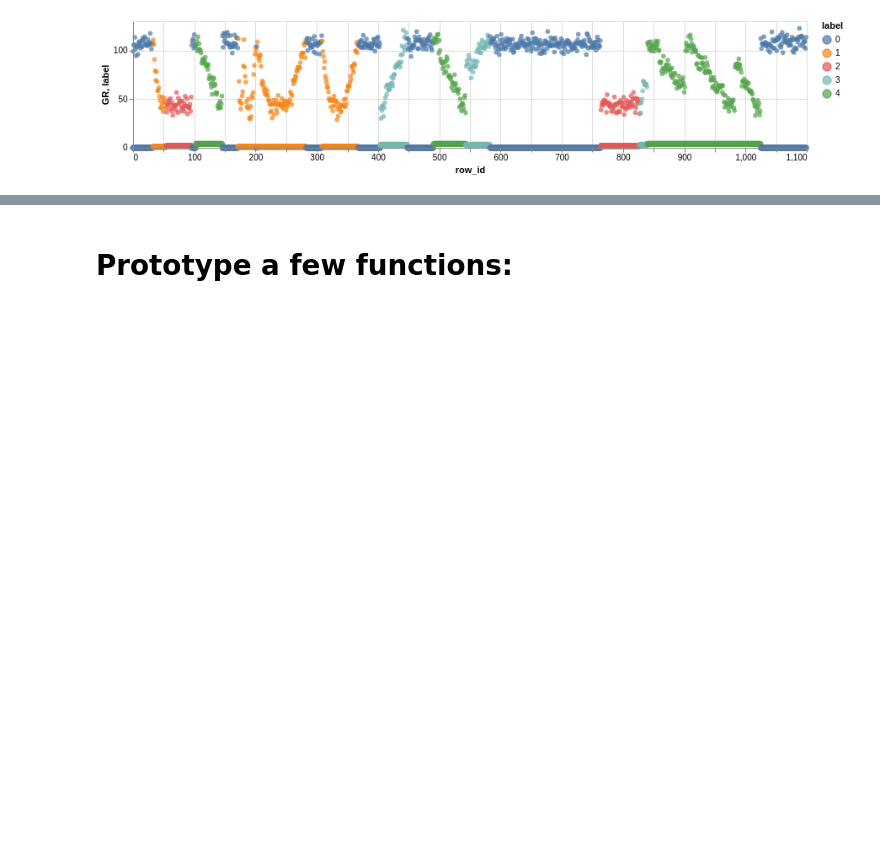
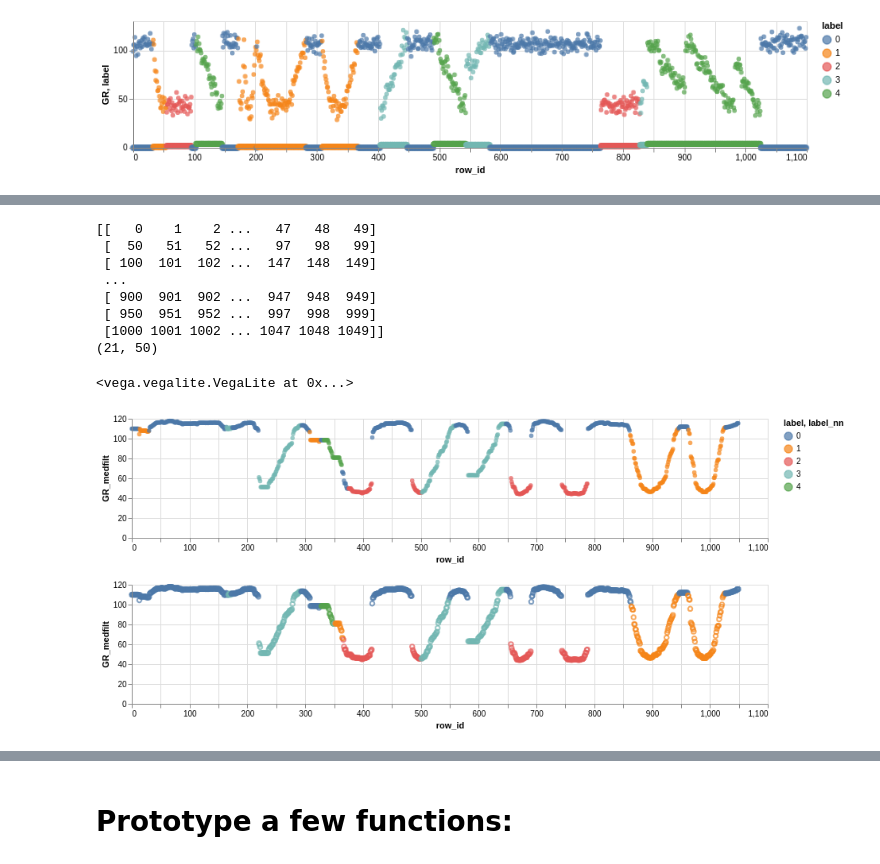
Before and after one commit to AntonBiryukovUofC/gamma_log_classification, a Jupyter notebook: notebooks/eda.ipynb, the cells around one changed output, grey strips where cells are left out. Cells and saved outputs as stored; diff of their text form; code cells hidden in the pictures; blank space fills up the shorter version.

```diff
--- a/notebooks/eda.ipynb
+++ b/notebooks/eda.ipynb
@@ -61,0 +125,39 @@ array([[<matplotlib.axes._subplots.AxesSubplot object at 0x...>,
+# %%
+%matplotlib inline
+tmp = df_train[df_train['well_id'].isin([3300])]
+def augment_a_well_nearest_neighbors(df,NN,labels,bl=50):
+    from scipy.stats import mode
+    idxr,n_win = cut_window(df['GR_medfilt'].values,overlap=0.0,base_length=bl)
+    windows = df['GR_medfilt'].values[idxr]
+    print(idxr)
+    dist,idw = NN.kneighbors(windows,n_neighbors=5)
+    pred =mode(labels[idw,:],axis=1)[0]
+    pred = pred.reshape(pred.shape[0],pred.shape[2])
+    print(pred.shape)
+    #true_labels = df['label'].values[idxr].flatten()
+    res=None
+    df_labels_windows = pd.DataFrame({'row_id':idxr.flatten(),'label_nn':pred.flatten()})
+    #df_labels_windows = df_labels_windows.groupby('row_id').mean().reset_index()
+    res = df_labels_windows.groupby('row_id').mean().reset_index()
+    res = df.copy().join(res,on='row_id',rsuffix='_r').drop(columns = 'row_id_r')
+    return res
+df_preds = augment_a_well_nearest_neighbors(tmp,NN,labels,bl=window_length).dropna()
+#df_preds['x'] = np.arange(df_preds.shape[0])
+#df_preds['gt'] = tmp['label'].values
+#df_preds[['row_id','label_nn','label']].plot(x='row_id',subplots=False)
+#tmp.plot(x='row_id',subplots=True)
+df_preds['grp'] = (df_preds['label_nn']==df_preds['label_nn'].shift(1)).cumsum()
+ch_gr = alt.Chart(df_preds,height=150,width=800).encode(x='row_id',y='GR_medfilt',order='row_id',color='label:N').mark_point(size=30,filled=True)
+ch_lab = alt.Chart(df_preds,height=150,width=800).encode(x='row_id',y='GR_medfilt',order='row_id',color='label_nn:N').mark_point()
+ch_gr & ch_lab
+# %% [output]
+[[   0    1    2 ...   47   48   49]
+ [  50   51   52 ...   97   98   99]
+ [ 100  101  102 ...  147  148  149]
+ ...
+ [ 900  901  902 ...  947  948  949]
+ [ 950  951  952 ...  997  998  999]
+ [1000 1001 1002 ... 1047 1048 1049]]
+(21, 50)
+<vega.vegalite.VegaLite at 0x...>
+[figure, added]
```
Also changed, not shown: parts of 23 cells of this notebook, 3 other files.
